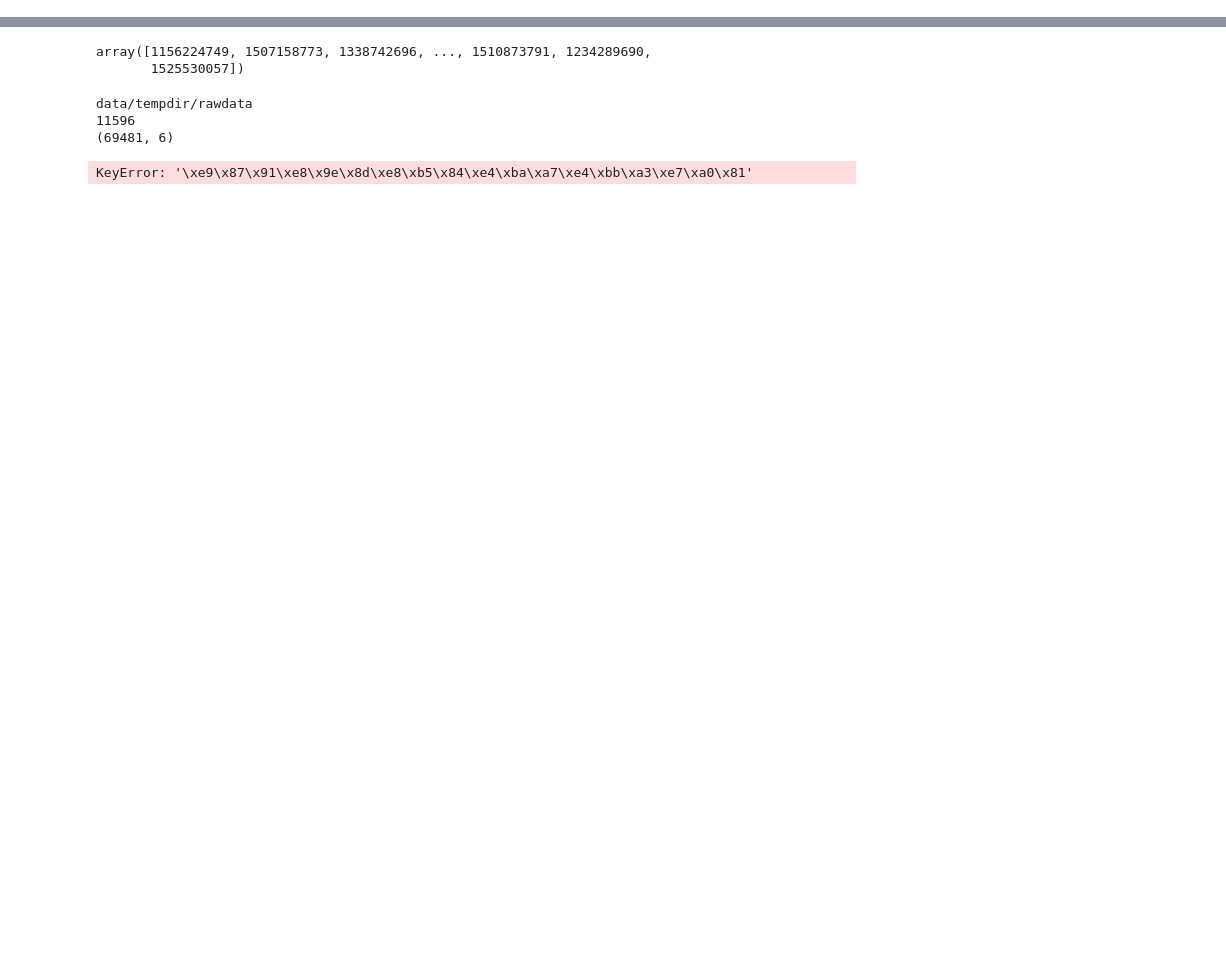
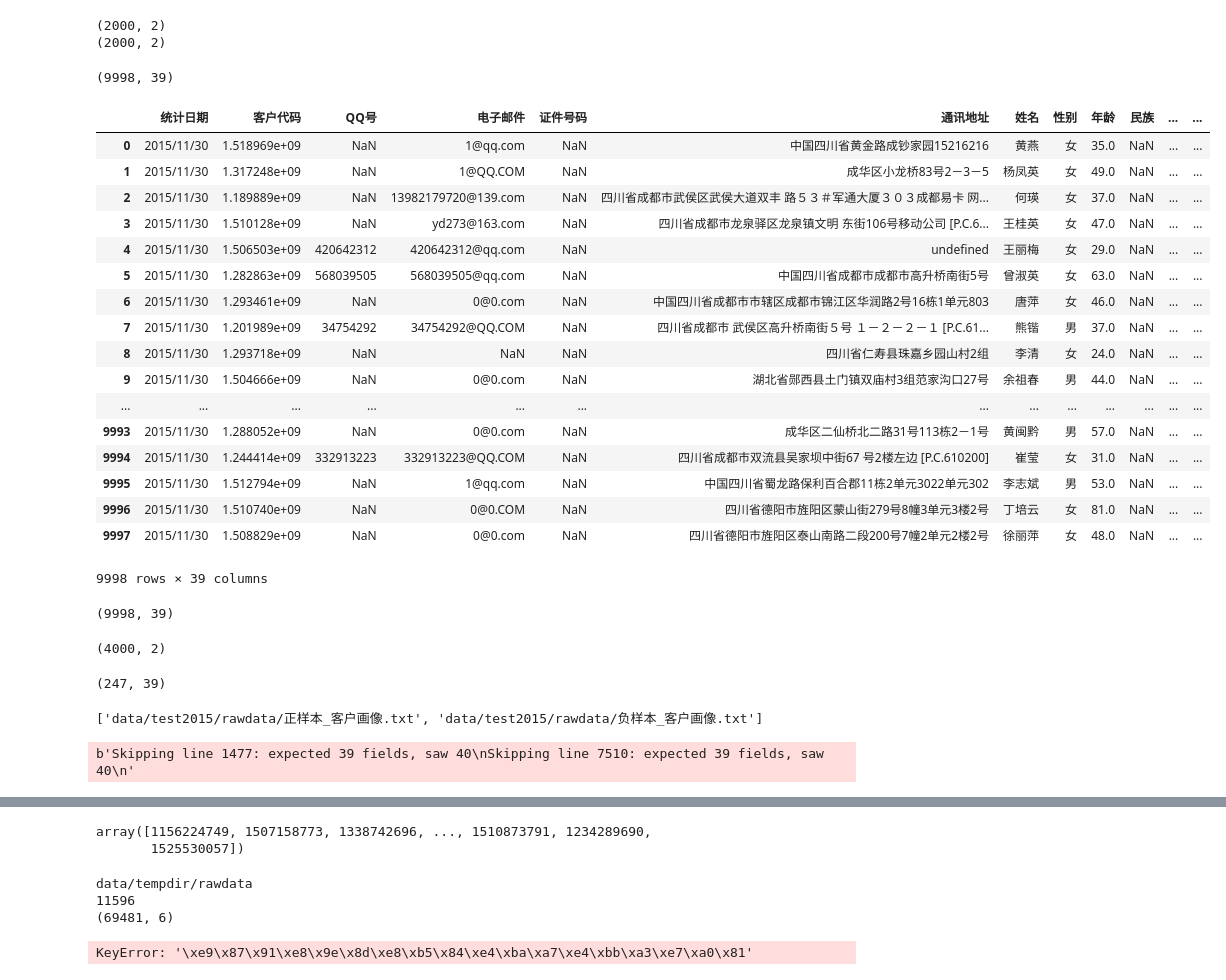
Before and after one commit to luxiaolei/JushaMS, a Jupyter notebook: poc.ipynb, the cells around one changed output, grey strips where cells are left out. Drawn from its saved outputs; the diff is of its cells as text; code cells hidden in the pictures; blank space fills up the shorter version.

```diff
--- a/poc.ipynb
+++ b/poc.ipynb
@@ -70,0 +234,6 @@ IndentationError: unindent does not match any outer indentation level (<ipython-
+# %%
+
+cleaner2 = Cleaner(confUser)
+dfs = cleaner2._getDfs(0)
+
+dfs1 = cleaner2._getDfs(1)
@@ -70,0 +267,33 @@ IndentationError: unindent does not match any outer indentation level (<ipython-
+# %%
+for i in dfs1:
+    print(i.shape)
+# %% [output]
+(2000, 2)
+(2000, 2)
+# %%
+df = pd.concat(dfs)
+# %%
+df.shape
+# %% [output]
+(9998, 39)
+# %%
+df
+# %% [output]
+|  | 统计日期 | 客户代码 | QQ号 | 电子邮件 | 证件号码 | 通讯地址 | 姓名 | 性别 | 年龄 | 民族 | ... | ... |
+| 0 | 2015/11/30 | 1.518969e+09 | NaN | 1@qq.com | NaN | 中国四川省黄金路成钞家园15216216 | 黄燕 | 女 | 35.0 | NaN | ... | ... |
+| 1 | 2015/11/30 | 1.317248e+09 | NaN | 1@QQ.COM | NaN | 成华区小龙桥83号2－3－5 | 杨凤英 | 女 | 49.0 | NaN | ... | ... |
+| 2 | 2015/11/30 | 1.189889e+09 | NaN | 13982179720@139.com | NaN | 四川省成都市武侯区武侯大道双丰 路５３＃军通大厦３０３成都易卡 网... | 何瑛 | 女 | 37.0 | NaN | ... | ... |
+| 3 | 2015/11/30 | 1.510128e+09 | NaN | yd273@163.com | NaN | 四川省成都市龙泉驿区龙泉镇文明 东街106号移动公司 [P.C.6... | 王桂英 | 女 | 47.0 | NaN | ... | ... |
+| 4 | 2015/11/30 | 1.506503e+09 | 420642312 | 420642312@qq.com | NaN | undefined | 王丽梅 | 女 | 29.0 | NaN | ... | ... |
+| 5 | 2015/11/30 | 1.282863e+09 | 568039505 | 568039505@qq.com | NaN | 中国四川省成都市成都市高升桥南街5号 | 曾淑英 | 女 | 63.0 | NaN | ... | ... |
+| 6 | 2015/11/30 | 1.293461e+09 | NaN | 0@0.com | NaN | 中国四川省成都市市辖区成都市锦江区华润路2号16栋1单元803 | 唐萍 | 女 | 46.0 | NaN | ... | ... |
+| 7 | 2015/11/30 | 1.201989e+09 | 34754292 | 34754292@QQ.COM | NaN | 四川省成都市 武侯区高升桥南街５号 １－２－２－１ [P.C.61... | 熊锴 | 男 | 37.0 | NaN | ... | ... |
+| 8 | 2015/11/30 | 1.293718e+09 | NaN | NaN | NaN | 四川省仁寿县珠嘉乡园山村2组 | 李清 | 女 | 24.0 | NaN | ... | ... |
+| 9 | 2015/11/30 | 1.504666e+09 | NaN | 0@0.com | NaN | 湖北省郧西县土门镇双庙村3组范家沟口27号 | 余祖春 | 男 | 44.0 | NaN | ... | ... |
+| ... | ... | ... | ... | ... | ... | ... | ... | ... | ... | ... | ... | ... |
+| 9993 | 2015/11/30 | 1.288052e+09 | NaN | 0@0.com | NaN | 成华区二仙桥北二路31号113栋2－1号 | 黄闽黔 | 男 | 57.0 | NaN | ... | ... |
+| 9994 | 2015/11/30 | 1.244414e+09 | 332913223 | 332913223@QQ.COM | NaN | 四川省成都市双流县吴家坝中街67 号2楼左边 [P.C.610200] | 崔莹 | 女 | 31.0 | NaN | ... | ... |
+| 9995 | 2015/11/30 | 1.512794e+09 | NaN | 1@qq.com | NaN | 中国四川省蜀龙路保利百合郡11栋2单元3022单元302 | 李志斌 | 男 | 53.0 | NaN | ... | ... |
+| 9996 | 2015/11/30 | 1.510740e+09 | NaN | 0@0.COM | NaN | 四川省德阳市旌阳区蒙山街279号8幢3单元3楼2号 | 丁培云 | 女 | 81.0 | NaN | ... | ... |
+| 9997 | 2015/11/30 | 1.508829e+09 | NaN | 0@0.com | NaN | 四川省德阳市旌阳区泰山南路二段200号7幢2单元2楼2号 | 徐丽萍 | 女 | 48.0 | NaN | ... | ... |
+9998 rows × 39 columns
@@ -70,0 +302,4 @@ IndentationError: unindent does not match any outer indentation level (<ipython-
+# %%
+df.shape
+# %% [output]
+(9998, 39)
@@ -70,0 +308,4 @@ IndentationError: unindent does not match any outer indentation level (<ipython-
+# %%
+df1.shape
+# %% [output]
+(4000, 2)
@@ -70,0 +320,4 @@ IndentationError: unindent does not match any outer indentation level (<ipython-
+# %%
+dfmaster.shape
+# %% [output]
+(247, 39)
@@ -70,0 +332,9 @@ IndentationError: unindent does not match any outer indentation level (<ipython-
+# %%
+paths
+# %% [output]
+['data/test2015/rawdata/正样本_客户画像.txt', 'data/test2015/rawdata/负样本_客户画像.txt']
+# %%
+df1 = pd.read_csv(paths[0], delimiter='|', encoding='gb18030')
+df2 = pd.read_csv(paths[1], delimiter='|', encoding='gb18030', error_bad_lines=False)
+# %% [output]
+b'Skipping line 1477: expected 39 fields, saw 40\nSkipping line 7510: expected 39 fields, saw 40\n'
```
Also changed, not shown: parts of 27 cells of this notebook, 2 other files.
